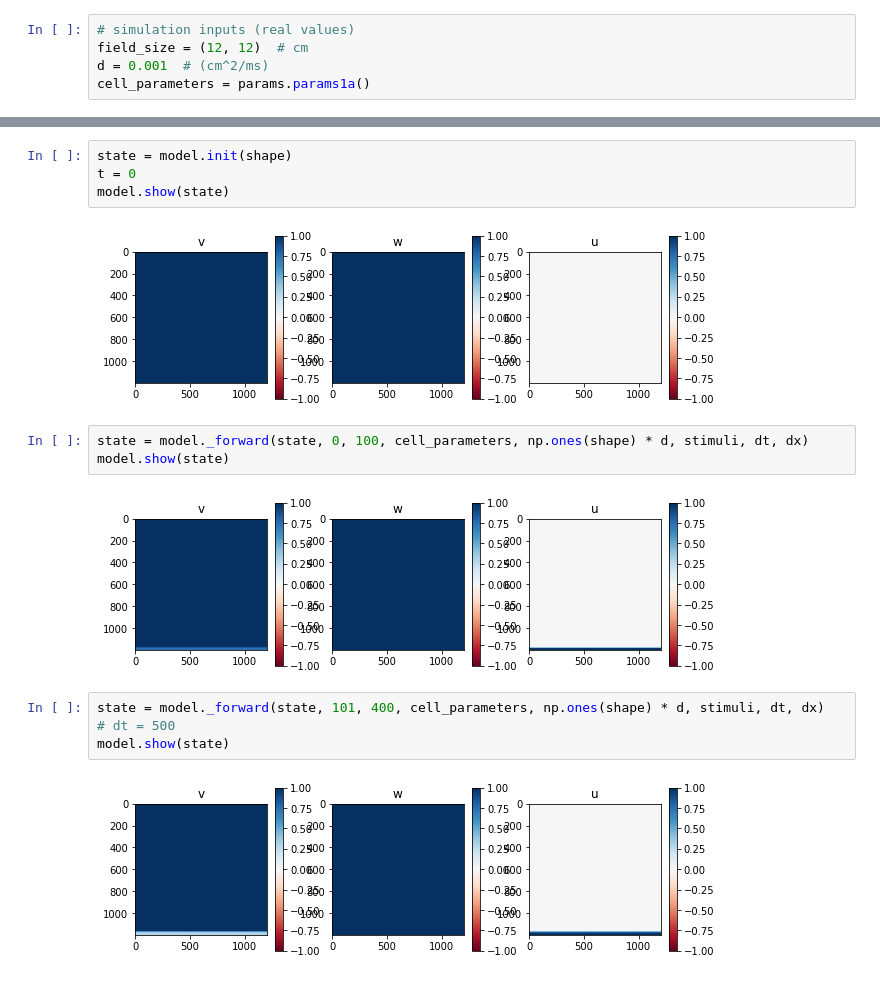
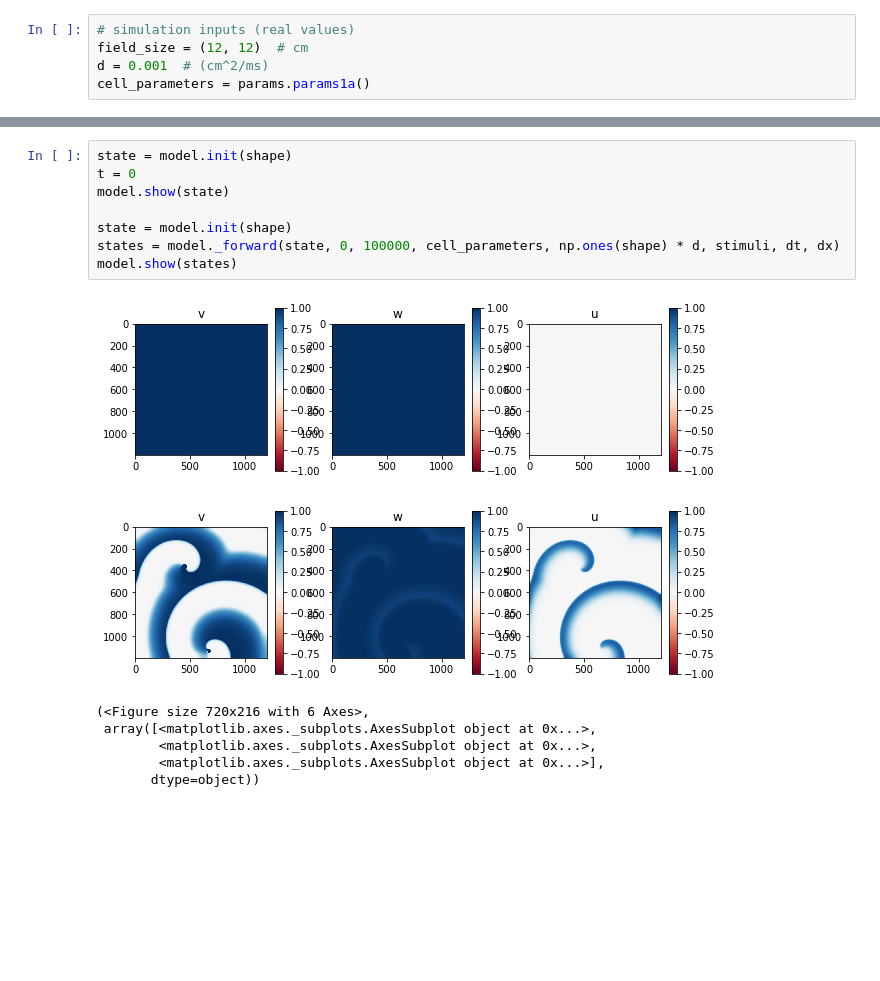
Before and after one commit to epignatelli/cardiax, a Jupyter notebook: dof_convergence_test.ipynb, the cells around one changed output, grey strips where cells are left out. Saved outputs shown, nothing was run; the diff lists cells and outputs as text; blank space fills up the shorter version.

```diff
--- a/dof_convergence_test.ipynb
+++ b/dof_convergence_test.ipynb
@@ -83,16 +95,16 @@ real tissue size: (12, 12)
 # %%
 state = model.init(shape)
 t = 0
 model.show(state)
+
+state = model.init(shape)
+states = model._forward(state, 0, 100000, cell_parameters, np.ones(shape) * d, stimuli, dt, dx)
+model.show(states)
 # %% [output]
 [figure]
+[figure, added]
+(<Figure size 720x216 with 6 Axes>,
+ array([<matplotlib.axes._subplots.AxesSubplot object at 0x...>,
+        <matplotlib.axes._subplots.AxesSubplot object at 0x...>,
+        <matplotlib.axes._subplots.AxesSubplot object at 0x...>],
+       dtype=object))
-# %%
-state = model._forward(state, 0, 100, cell_parameters, np.ones(shape) * d, stimuli, dt, dx)
-model.show(state)
-# %% [output]
-[figure, removed]
-# %%
-state = model._forward(state, 101, 400, cell_parameters, np.ones(shape) * d, stimuli, dt, dx)  # dt = 500
-model.show(state)
-# %% [output]
-[figure, removed]
```
Also changed, not shown: parts of 18 cells of this notebook, 28 other files.
